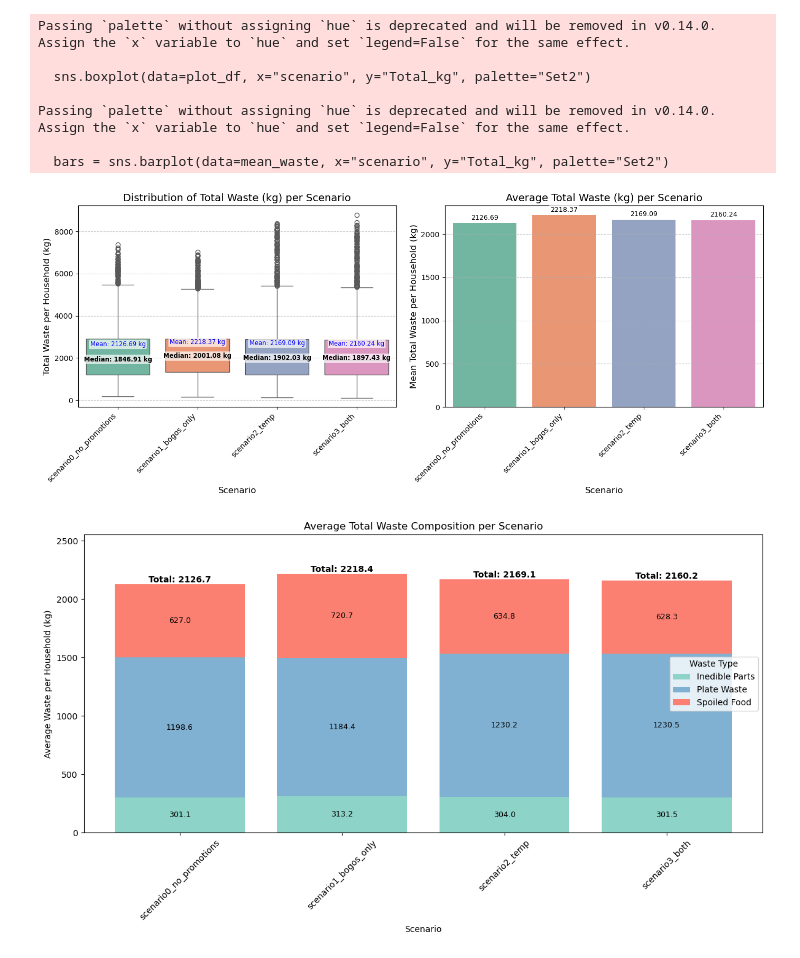
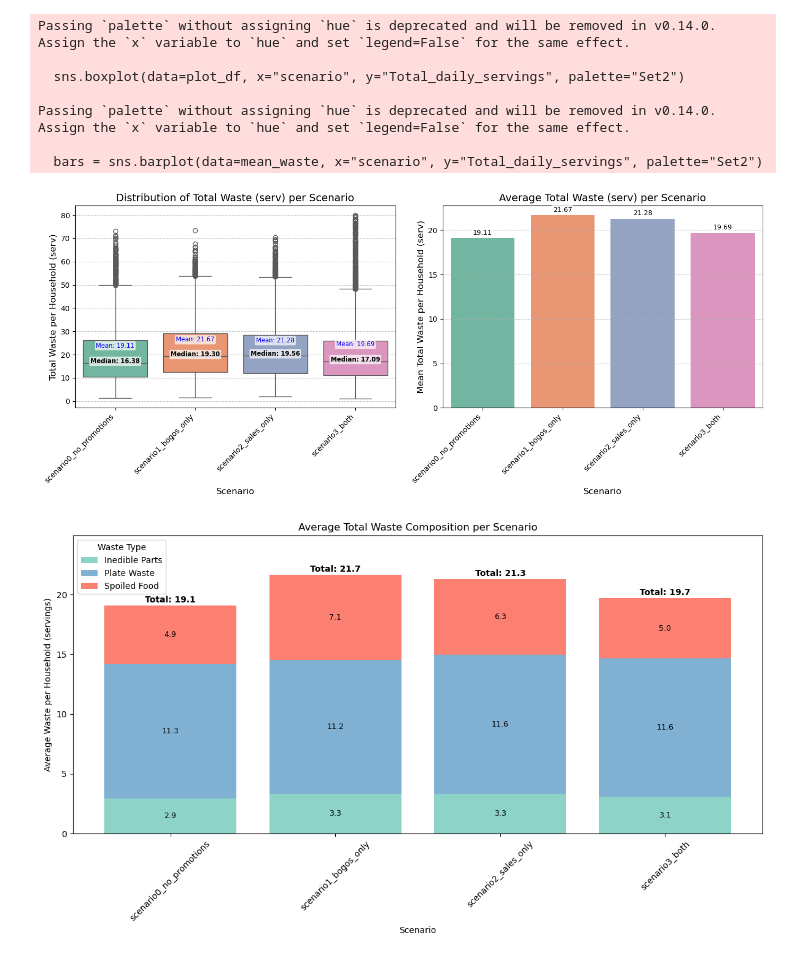
Before and after one commit to xHelenx/ifwaste, a Jupyter notebook: analysis/shopping_comparisons.ipynb, the cells around one changed output. Saved outputs shown, nothing was run; the diff lists cells and outputs as text; code cells hidden in the pictures.

```diff
--- a/analysis/shopping_comparisons.ipynb
+++ b/analysis/shopping_comparisons.ipynb
@@ -1,6 +1,5 @@
 # %%
 import pandas as pd
-import os
 from pathlib import Path
 
 # Path to the directory containing the 4 scenario folders
@@ -9,7 +8,7 @@ EXCLUDE_COLUMNS = ['n_quickcook', 'n_cook', 'n_attempted_cook', 'n_leftovers', '
     'n_quickshop', 'n_attempted_shop']
 
 # Replace with your actual folder names if different
-scenario_folders = ["scenario0_no_promotions", "scenario1_bogos_only", "scenario2_temp", "scenario3_both"]
+scenario_folders = ["scenario0_no_promotions", "scenario1_bogos_only", "scenario2_sales_only", "scenario3_both"]
 
 # Dictionary to hold combined dataframes per scenario
 scenario_data = {}
@@ -88,33 +88,18 @@ scenario_data["scenario0_no_promotions"]
 # Ensure these columns exist
 waste_columns = ["Inedible Parts", "Plate Waste", "Spoiled Food"]
 
-# Add Total_kg and scenario column
-for scenario_name, df in scenario_data.items():
-    if not all(col in df.columns for col in waste_columns):
-        print(f"Missing waste columns in scenario '{scenario_name}'. Skipping.")
-        continue
-    df["Total_kg"] = df[waste_columns].sum(axis=1)
-    df["scenario"] = scenario_name  # So we can group by scenario later
-
 import matplotlib.pyplot as plt
 import seaborn as sns
 import pandas as pd
-import numpy as np
 
-# Assuming 'scenario_data' dictionary is already available and populated
-# from the previous steps, where each DataFrame has a 'Total_kg' column.
-
-# First, ensure 'Total_kg' is calculated and 'scenario' column exists in each DataFrame
-# before concatenating, as the previous code calculated it within the loop.
-# If 'Total_kg' is already present and 'scenario' needs to be added:
 processed_scenario_dfs = []
 for scenario_name, df in scenario_data.items():
     if df is not None:
-        # Ensure 'Total_kg' is present and calculated if not done in previous steps
-        if 'Total_kg' not in df.columns:
-            df['Total_kg'] = df['Inedible Parts'].fillna(0) + \
-                             df['Plate Waste'].fillna(0) + \
-                             df['Spoiled Food'].fillna(0)
+        # Ensure 'Total_daily_servings' is present and calculated if not done in previous steps
+        if 'Total_daily_servings' not in df.columns:
+            df['Total_daily_servings'] = ((df['Inedible Parts'].fillna(0) + \
+                            df['Plate Waste'].fillna(0) + \
+                            df['Spoiled Food'].fillna(0)) / 100) #100 days
 
         df['scenario'] = scenario_name # Add scenario name as a column for seaborn plotting
         processed_scenario_dfs.append(df)
@@ -129,18 +114,18 @@ plt.figure(figsize=(14, 6))
 
 # --- Boxplot with Summary Statistics ---
 plt.subplot(1, 2, 1)
-sns.boxplot(data=plot_df, x="scenario", y="Total_kg", palette="Set2")
-plt.title("Distribution of Total Waste (kg) per Scenario", fontsize=14)
+sns.boxplot(data=plot_df, x="scenario", y="Total_daily_servings", palette="Set2")
+plt.title("Distribution of Total Waste (serv) per Scenario", fontsize=14)
 plt.xlabel("Scenario", fontsize=12)
-plt.ylabel("Total Waste per Household (kg)", fontsize=12)
+plt.ylabel("Total Waste per Household (serv)", fontsize=12)
 plt.xticks(rotation=45, ha='right')
 plt.grid(axis='y', linestyle='--', alpha=0.7)
 
 # Calculate summary statistics for annotations on boxplot
 # We'll add Median and Mean for each box
-medians = plot_df.groupby('scenario')['Total_kg'].median().values
-means = plot_df.groupby('scenario')['Total_kg'].mean().values
-nobs = plot_df.groupby('scenario')['Total_kg'].count().values # Number of observations
+medians = plot_df.groupby('scenario')['Total_daily_servings'].median().values
+means = plot_df.groupby('scenario')['Total_daily_servings'].mean().values
+nobs = plot_df.groupby('scenario')['Total_daily_servings'].count().values # Number of observations
 
 # Get the x-tick locations for placing text
 xtick_locations = plt.gca().get_xticks()
@@ -154,27 +139,27 @@ for i, scenario_name in enumerate(plot_df['scenario'].unique()):
     n_obs_val = nobs[i]
 
     # Annotate Median
-    plt.text(xtick_locations[i], median_val, f'Median: {median_val:.2f} kg',
+    plt.text(xtick_locations[i], median_val, f'Median: {median_val:.2f}',
              horizontalalignment='center', size='small', color='black', weight='semibold',
              bbox=dict(facecolor='white', alpha=0.7, edgecolor='none', boxstyle='round,pad=0.2'))
 
     # Annotate Mean (slightly above or below median to avoid overlap)
     # A simple strategy: if median is low, place mean text above. Otherwise, place slightly offset.
     # More robust logic might be needed for very dense plots.
-    text_y_offset = (plot_df['Total_kg'].max() - plot_df['Total_kg'].min()) * 0.05
-    plt.text(xtick_locations[i], mean_val + text_y_offset, f'Mean: {mean_val:.2f} kg',
+    text_y_offset = (plot_df['Total_daily_servings'].max() - plot_df['Total_daily_servings'].min()) * 0.05
+    plt.text(xtick_locations[i], mean_val + text_y_offset, f'Mean: {mean_val:.2f}',
              horizontalalignment='center', size='small', color='blue',
              bbox=dict(facecolor='white', alpha=0.7, edgecolor='none', boxstyle='round,pad=0.2'))
 
     # Optionally, annotate N (number of observations)
-    # plt.text(xtick_locations[i], plot_df['Total_kg'].min() - text_y_offset, f'N: {n_obs_val}',
+    # plt.text(xtick_locations[i], plot_df['Total_daily_servings'].min() - text_y_offset, f'N: {n_obs_val}',
     #          horizontalalignment='center', size='small', color='gray')
 
 
 # --- Barplot (Mean) with Value Labels ---
 plt.subplot(1, 2, 2)
-mean_waste = plot_df.groupby("scenario")["Total_kg"].mean().reset_index()
-bars = sns.barplot(data=mean_waste, x="scenario", y="Total_kg", palette="Set2")
+mean_waste = plot_df.groupby("scenario")["Total_daily_servings"].mean().reset_index()
+bars = sns.barplot(data=mean_waste, x="scenario", y="Total_daily_servings", palette="Set2")
 
 # Add value labels on top of the bars
 for bar in bars.patches:
@@ -185,9 +170,9 @@ for bar in bars.patches:
              ha='center', va='bottom', fontsize=9, color='black',
              bbox=dict(facecolor='white', alpha=0.7, edgecolor='none', boxstyle='round,pad=0.2')) # Add bbox for better visibility
 
-plt.title("Average Total Waste (kg) per Scenario", fontsize=14)
+plt.title("Average Total Waste (serv) per Scenario", fontsize=14)
 plt.xlabel("Scenario", fontsize=12)
-plt.ylabel("Mean Total Waste per Household (kg)", fontsize=12)
+plt.ylabel("Mean Total Waste per Household (serv)", fontsize=12)
 plt.xticks(rotation=45, ha='right')
 plt.grid(axis='y', linestyle='--', alpha=0.7)
 
@@ -197,12 +182,12 @@ plt.show()
 # %% [output]
 Passing `palette` without assigning `hue` is deprecated and will be removed in v0.14.0. Assign the `x` variable to `hue` and set `legend=False` for the same effect.
 
-  sns.boxplot(data=plot_df, x="scenario", y="Total_kg", palette="Set2")
+  sns.boxplot(data=plot_df, x="scenario", y="Total_daily_servings", palette="Set2")
 
 Passing `palette` without assigning `hue` is deprecated and will be removed in v0.14.0. Assign the `x` variable to `hue` and set `legend=False` for the same effect.
 
-  bars = sns.barplot(data=mean_waste, x="scenario", y="Total_kg", palette="Set2")
+  bars = sns.barplot(data=mean_waste, x="scenario", y="Total_daily_servings", palette="Set2")
-[figure, old version]
+[figure, new version]
 # %%
 import matplotlib.pyplot as plt
 import numpy as np
@@ -222,34 +207,34 @@ colors = {
 
 x = np.arange(len(waste_summary["scenario"]))  # numeric x-positions for bars
 
 # --- Step 3: Plot and annotate each segment ---
 for waste_type in waste_columns:
-    values = waste_summary[waste_type].values
+    values = waste_summary[waste_type].values /100 #daily
     ax.bar(x, values, bottom=bottom, label=waste_type, color=colors.get(waste_type, None))
 
     # Annotate each segment
     for i in range(len(x)):
         y_center = bottom[i] + values[i] / 2
         if values[i] > 0.01:  # avoid cluttering with near-zero labels
             ax.text(x[i], y_center, f"{values[i]:.1f}", ha='center', va='center', fontsize=9, color='black')
 
     bottom += values
 
 # --- Step 4: Add total value on top ---
 total_waste = waste_summary[waste_columns].sum(axis=1).values
 for i in range(len(x)):
-    ax.text(x[i], bottom[i] + 0.1, f"Total: {total_waste[i]:.1f}", ha='center', va='bottom', fontsize=10, fontweight='bold')
+    ax.text(x[i], bottom[i] + 0.1, f"Total: {total_waste[i]/100:.1f}", ha='center', va='bottom', fontsize=10, fontweight='bold')#daily
 
 # --- Step 5: Format plot ---
 ax.set_title("Average Total Waste Composition per Scenario")
 ax.set_xlabel("Scenario")
-ax.set_ylabel("Average Waste per Household (kg)")
+ax.set_ylabel("Average Waste per Household (servings)")
 ax.set_xticks(x)
 ax.set_xticklabels(waste_summary["scenario"], rotation=45)
 ax.legend(title="Waste Type")
 ax.set_ylim(0, max(bottom) * 1.15)  # Add room for top labels
 
 plt.tight_layout()
 plt.show()
 # %% [output]
-[figure, old version]
+[figure, new version]
```
Also changed, not shown: parts of 12 cells of this notebook, 6 other files.
